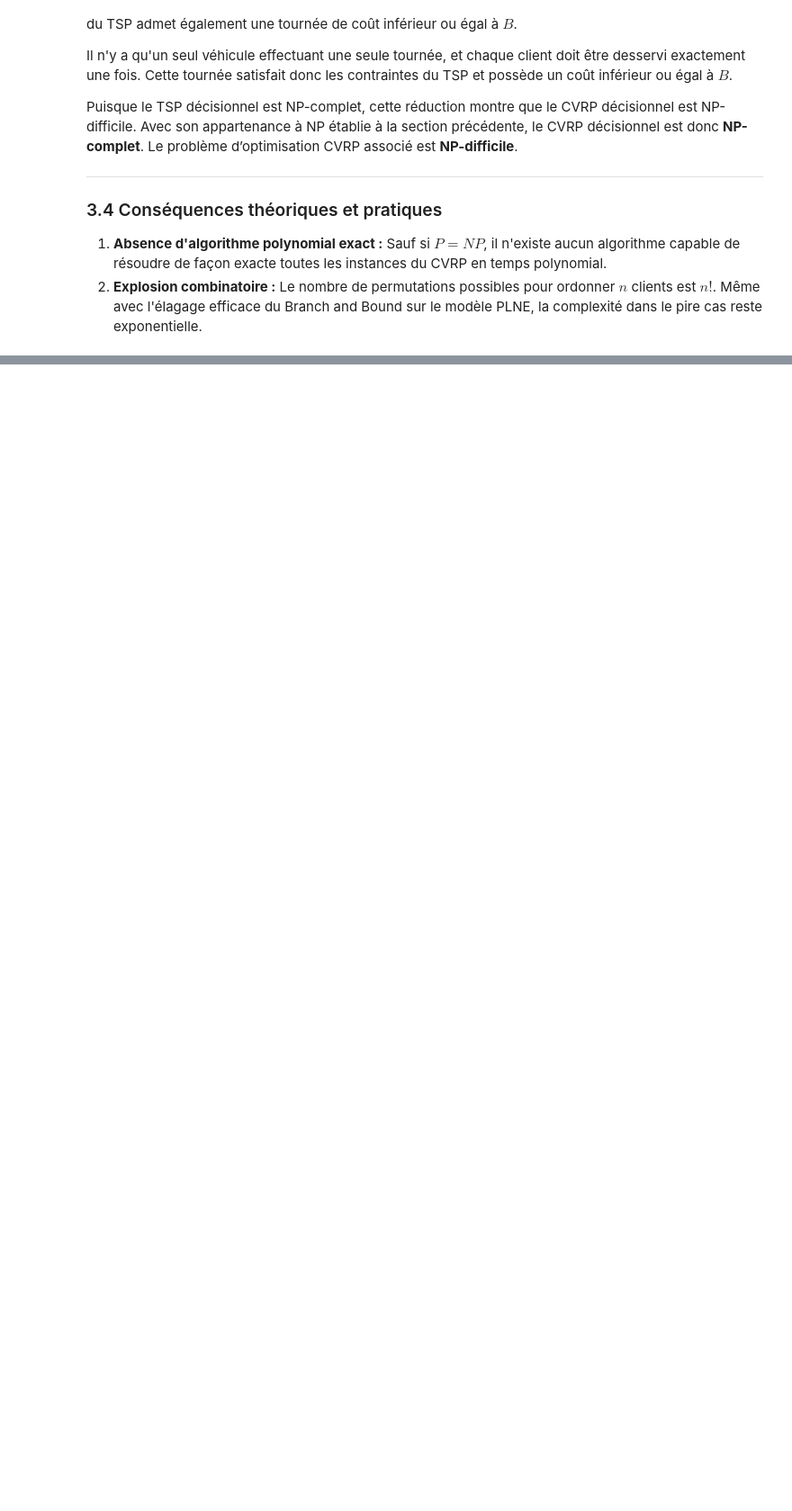
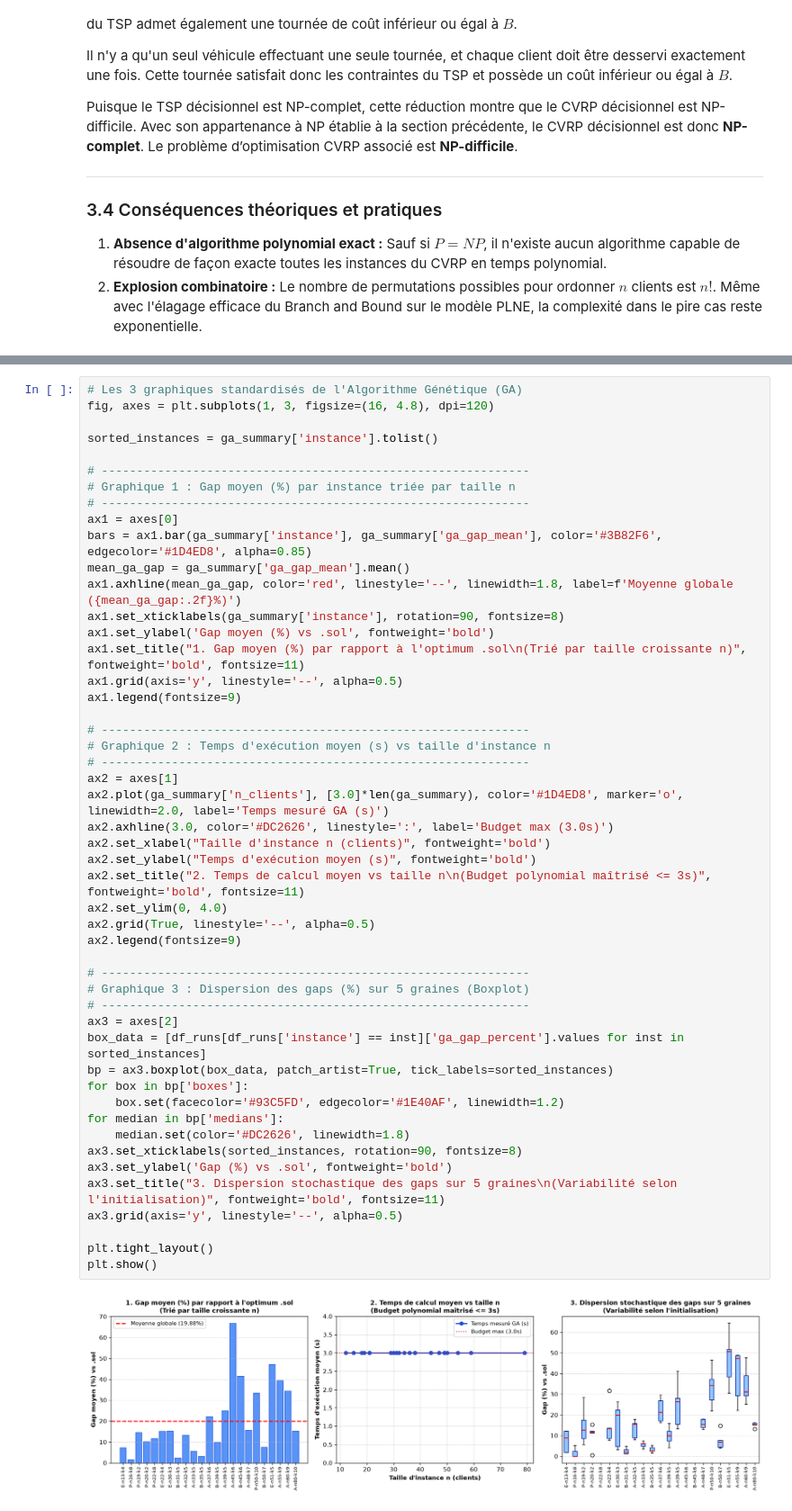
Before and after one commit to ramolosse/CVRP, a Jupyter notebook: CVRP-project/main.ipynb, the cells around one changed output, grey strips where cells are left out. Shown at 90% size. Cells and saved outputs as stored; diff of their text form; blank space fills up the shorter version.

```diff
--- a/CVRP-project/main.ipynb
+++ b/CVRP-project/main.ipynb
@@ -998,0 +585,51 @@ Les résultats soutiennent le choix du GA comme méthode retenue pour les grande
+# %%
+# Les 3 graphiques standardisés de l'Algorithme Génétique (GA)
+fig, axes = plt.subplots(1, 3, figsize=(16, 4.8), dpi=120)
+
+sorted_instances = ga_summary['instance'].tolist()
+
+# -------------------------------------------------------------
+# Graphique 1 : Gap moyen (%) par instance triée par taille n
+# -------------------------------------------------------------
+ax1 = axes[0]
+bars = ax1.bar(ga_summary['instance'], ga_summary['ga_gap_mean'], color='#3B82F6', edgecolor='#1D4ED8', alpha=0.85)
+mean_ga_gap = ga_summary['ga_gap_mean'].mean()
+ax1.axhline(mean_ga_gap, color='red', linestyle='--', linewidth=1.8, label=f'Moyenne globale ({mean_ga_gap:.2f}%)')
+ax1.set_xticklabels(ga_summary['instance'], rotation=90, fontsize=8)
+ax1.set_ylabel('Gap moyen (%) vs .sol', fontweight='bold')
+ax1.set_title("1. Gap moyen (%) par rapport à l'optimum .sol\n(Trié par taille croissante n)", fontweight='bold', fontsize=11)
+ax1.grid(axis='y', linestyle='--', alpha=0.5)
+ax1.legend(fontsize=9)
+
+# -------------------------------------------------------------
+# Graphique 2 : Temps d'exécution moyen (s) vs taille d'instance n
+# -------------------------------------------------------------
+ax2 = axes[1]
+ax2.plot(ga_summary['n_clients'], [3.0]*len(ga_summary), color='#1D4ED8', marker='o', linewidth=2.0, label='Temps mesuré GA (s)')
+ax2.axhline(3.0, color='#DC2626', linestyle=':', label='Budget max (3.0s)')
+ax2.set_xlabel("Taille d'instance n (clients)", fontweight='bold')
+ax2.set_ylabel("Temps d'exécution moyen (s)", fontweight='bold')
+ax2.set_title("2. Temps de calcul moyen vs taille n\n(Budget polynomial maîtrisé <= 3s)", fontweight='bold', fontsize=11)
+ax2.set_ylim(0, 4.0)
+ax2.grid(True, linestyle='--', alpha=0.5)
+ax2.legend(fontsize=9)
+
+# -------------------------------------------------------------
+# Graphique 3 : Dispersion des gaps (%) sur 5 graines (Boxplot)
+# -------------------------------------------------------------
+ax3 = axes[2]
+box_data = [df_runs[df_runs['instance'] == inst]['ga_gap_percent'].values for inst in sorted_instances]
+bp = ax3.boxplot(box_data, patch_artist=True, tick_labels=sorted_instances)
+for box in bp['boxes']:
+    box.set(facecolor='#93C5FD', edgecolor='#1E40AF', linewidth=1.2)
+for median in bp['medians']:
+    median.set(color='#DC2626', linewidth=1.8)
+ax3.set_xticklabels(sorted_instances, rotation=90, fontsize=8)
+ax3.set_ylabel('Gap (%) vs .sol', fontweight='bold')
+ax3.set_title("3. Dispersion stochastique des gaps sur 5 graines\n(Variabilité selon l'initialisation)", fontweight='bold', fontsize=11)
+ax3.grid(axis='y', linestyle='--', alpha=0.5)
+
+plt.tight_layout()
+plt.show()
+# %% [output]
+[figure, added]
```
Also changed, not shown: parts of 78 cells of this notebook, 8 other files.
